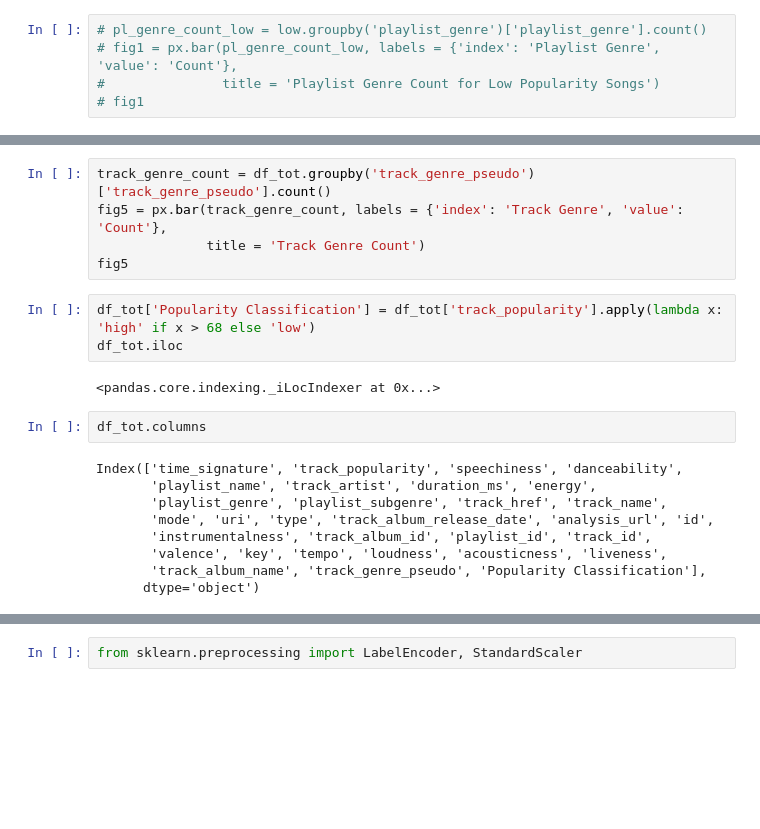
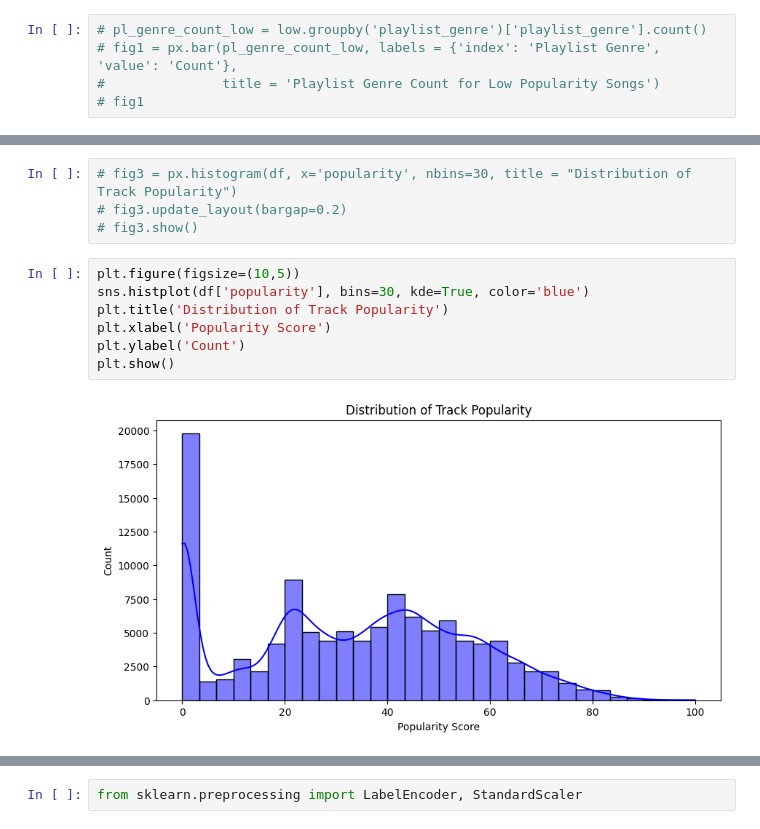
Before and after one commit to shreyamusini/song_popularity_dsc_148_final_project, a Jupyter notebook: project.ipynb, the cells around one changed output, grey strips where cells are left out. Cells and saved outputs as stored; diff of their text form; blank space fills up the shorter version.

```diff
--- a/project.ipynb
+++ b/project.ipynb
@@ -272,21 +96,13 @@ df_tot
-# %%
-track_genre_count = df_tot.groupby('track_genre_pseudo')['track_genre_pseudo'].count()
-fig5 = px.bar(track_genre_count, labels = {'index': 'Track Genre', 'value': 'Count'},
-              title = 'Track Genre Count')
-fig5
-# %%
-df_tot['Popularity Classification'] = df_tot['track_popularity'].apply(lambda x: 'high' if x > 68 else 'low')
-df_tot.iloc
-# %% [output]
-<pandas.core.indexing._iLocIndexer at 0x...>
-# %%
-df_tot.columns
-# %% [output]
-Index(['time_signature', 'track_popularity', 'speechiness', 'danceability',
-       'playlist_name', 'track_artist', 'duration_ms', 'energy',
-       'playlist_genre', 'playlist_subgenre', 'track_href', 'track_name',
-       'mode', 'uri', 'type', 'track_album_release_date', 'analysis_url', 'id',
-       'instrumentalness', 'track_album_id', 'playlist_id', 'track_id',
-       'valence', 'key', 'tempo', 'loudness', 'acousticness', 'liveness',
-       'track_album_name', 'track_genre_pseudo', 'Popularity Classification'],
-      dtype='object')
+# %%
+# fig3 = px.histogram(df, x='popularity', nbins=30, title = "Distribution of Track Popularity")
+# fig3.update_layout(bargap=0.2)
+# fig3.show()
+# %%
+plt.figure(figsize=(10,5))
+sns.histplot(df['popularity'], bins=30, kde=True, color='blue')
+plt.title('Distribution of Track Popularity')
+plt.xlabel('Popularity Score')
+plt.ylabel('Count')
+plt.show()
+# %% [output]
+[figure, added]
```
Also changed, not shown: parts of 53 cells of this notebook.
